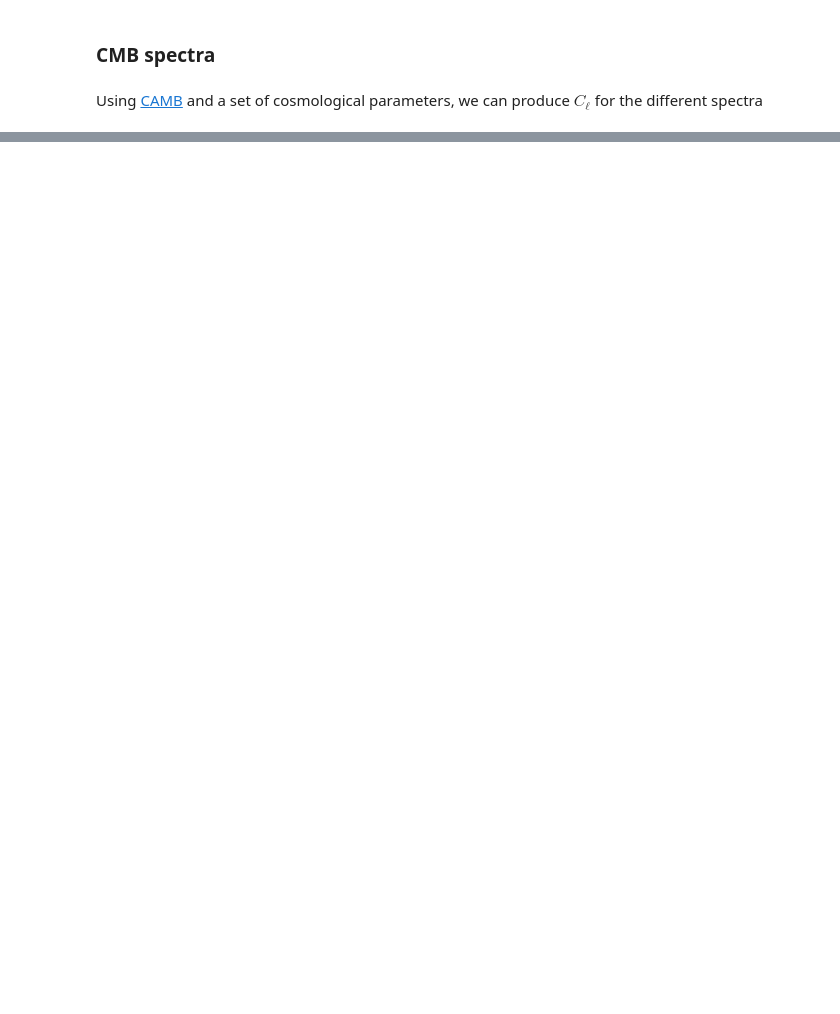
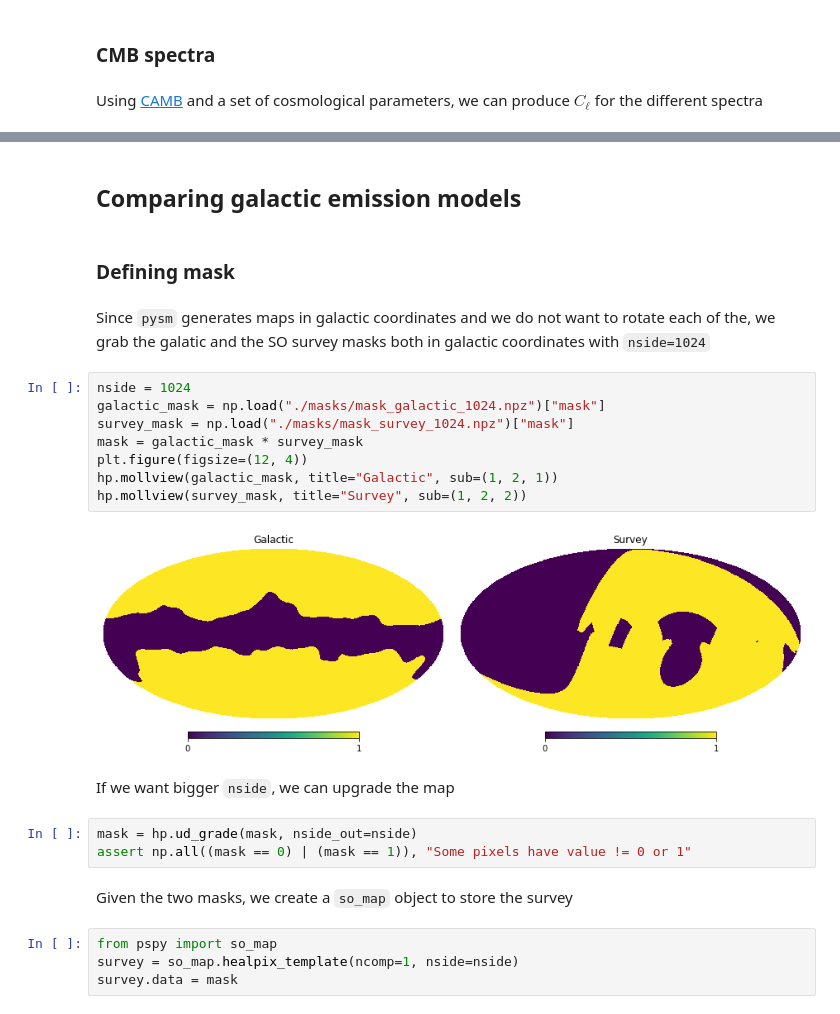
Before and after one commit to xgarrido/cmb_notebooks, a Jupyter notebook: pysm/pysm.ipynb, the cells around one changed output, grey strips where cells are left out. Drawn from its saved outputs; the diff is of its cells as text; blank space fills up the shorter version.

```diff
--- a/pysm/pysm.ipynb
+++ b/pysm/pysm.ipynb
@@ -184,0 +245,28 @@ plt.tight_layout()
+# %% [markdown]
+## Comparing galactic emission models
+# %% [markdown]
+### Defining mask
+# %% [markdown]
+Since `pysm` generates maps in galactic coordinates and we do not want to rotate each of the, we grab
+the galatic and the SO survey masks both in galactic coordinates with `nside=1024`
+# %%
+nside = 1024
+galactic_mask = np.load("./masks/mask_galactic_1024.npz")["mask"]
+survey_mask = np.load("./masks/mask_survey_1024.npz")["mask"]
+mask = galactic_mask * survey_mask
+plt.figure(figsize=(12, 4))
+hp.mollview(galactic_mask, title="Galactic", sub=(1, 2, 1))
+hp.mollview(survey_mask, title="Survey", sub=(1, 2, 2))
+# %% [output]
+[figure, added]
+# %% [markdown]
+If we want bigger `nside`, we can upgrade the map
+# %%
+mask = hp.ud_grade(mask, nside_out=nside)
+assert np.all((mask == 0) | (mask == 1)), "Some pixels have value != 0 or 1"
+# %% [markdown]
+Given the two masks, we create a `so_map` object to store the survey
+# %%
+from pspy import so_map
+survey = so_map.healpix_template(ncomp=1, nside=nside)
+survey.data = mask
```
Also changed, not shown: parts of 67 cells of this notebook, 5 other files.
